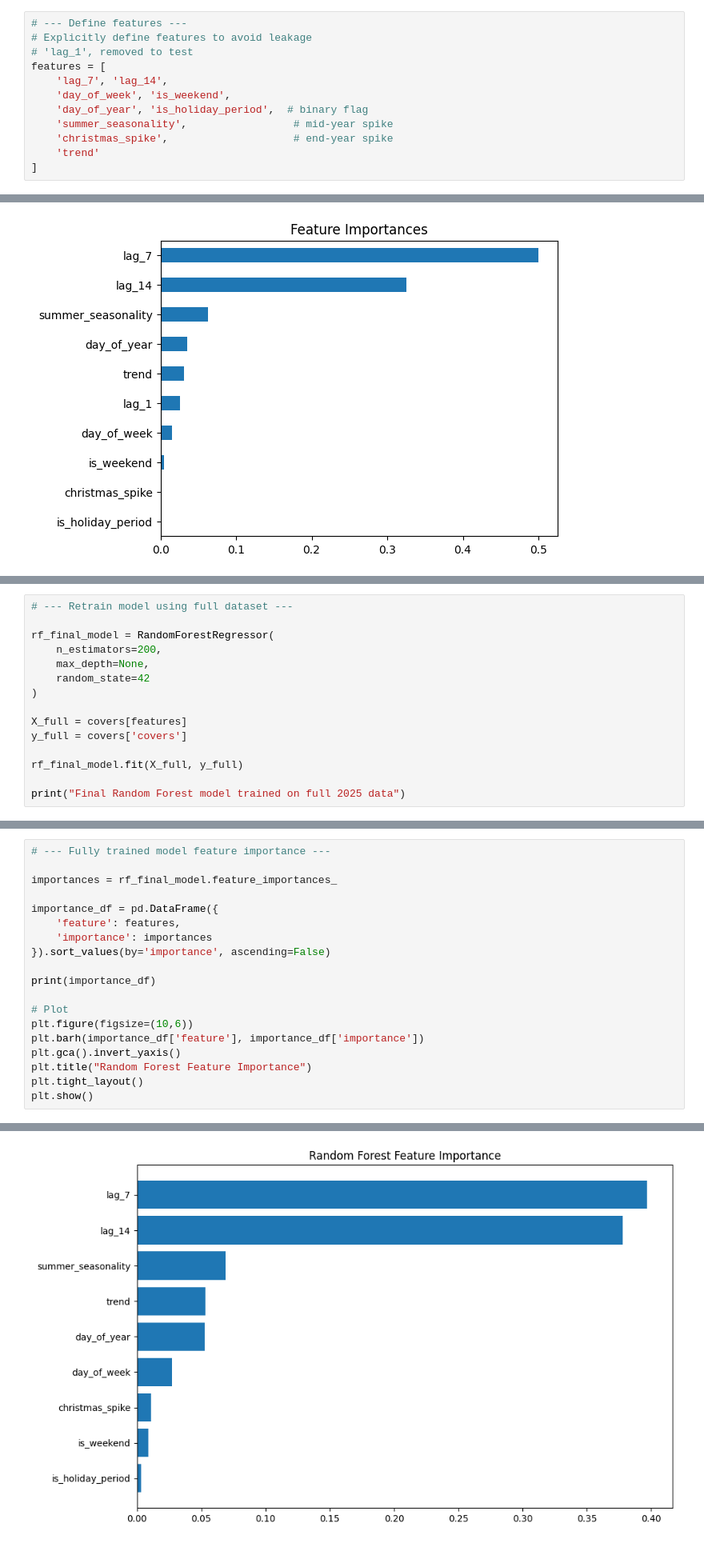
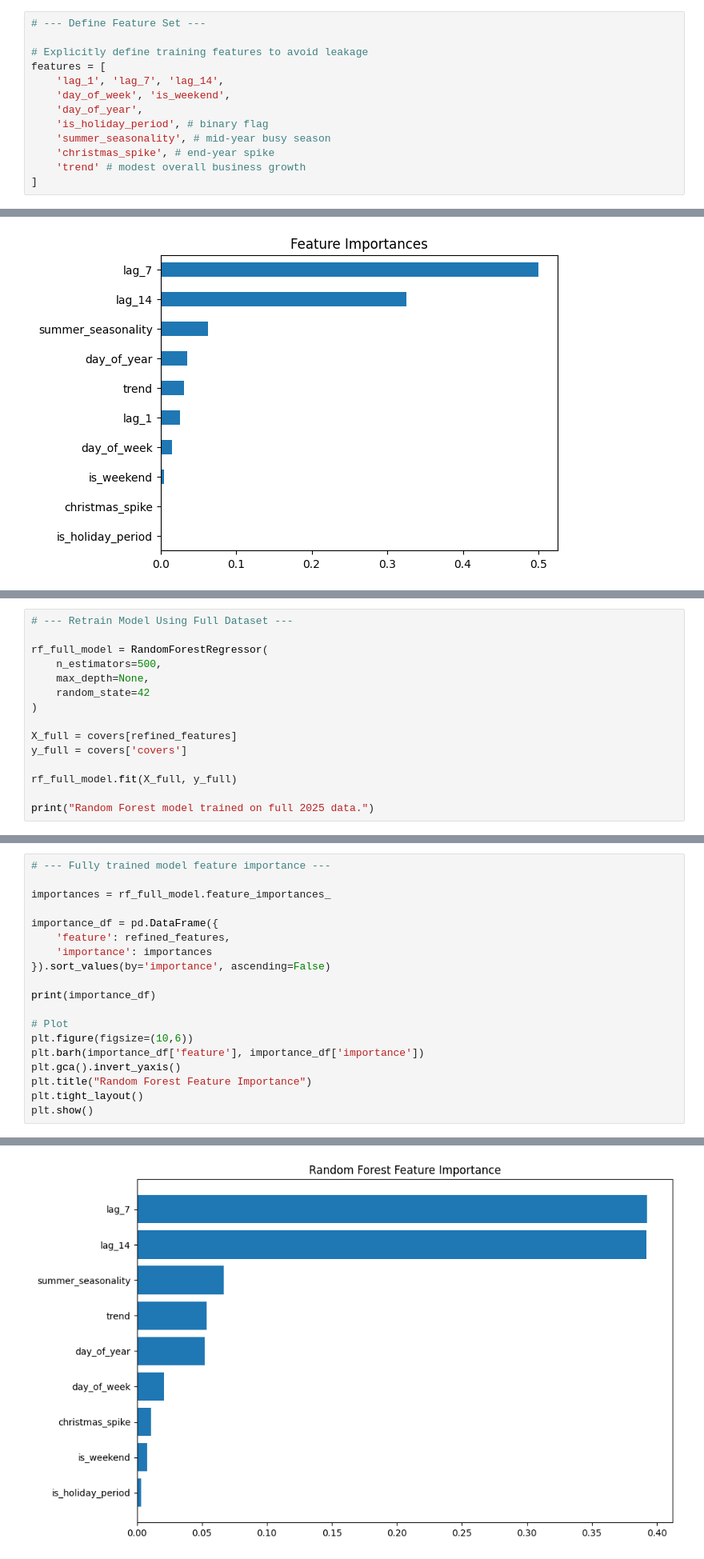
Before and after one commit to davidsaridakis/restaurant-inventory-project, a Jupyter notebook: notebooks/forecasting_model.ipynb, the cells around one changed output, grey strips where cells are left out. Shown at 80% size. Saved outputs shown, nothing was run; the diff lists cells and outputs as text.

```diff
--- a/notebooks/forecasting_model.ipynb
+++ b/notebooks/forecasting_model.ipynb
@@ -50,16 +54,17 @@ covers['lag_14'] = covers['covers'].shift(14)
 # Drop NaNs
 covers = covers.dropna().reset_index(drop=True)
 # %%
-# --- Define features ---
-# Explicitly define features to avoid leakage
-# 'lag_1', removed to test
+# --- Define Feature Set ---
+
+# Explicitly define training features to avoid leakage
 features = [
-    'lag_7', 'lag_14',
+    'lag_1', 'lag_7', 'lag_14',
     'day_of_week', 'is_weekend',
-    'day_of_year', 'is_holiday_period',  # binary flag
-    'summer_seasonality',                 # mid-year spike
-    'christmas_spike',                    # end-year spike
-    'trend'
+    'day_of_year',
+    'is_holiday_period', # binary flag
+    'summer_seasonality', # mid-year busy season
+    'christmas_spike', # end-year spike
+    'trend' # modest overall business growth
 ]
 # %%
 # --- Train / Test Split ---
@@ -198,16 +258,16 @@ for short-term operational planning.
 # %%
-# --- Retrain model using full dataset ---
+# --- Retrain Model Using Full Dataset ---
 
-rf_final_model = RandomForestRegressor(
-    n_estimators=200,
+rf_full_model = RandomForestRegressor(
+    n_estimators=500,
     max_depth=None,
     random_state=42
 )
 
-X_full = covers[features]
+X_full = covers[refined_features]
 y_full = covers['covers']
 
-rf_final_model.fit(X_full, y_full)
+rf_full_model.fit(X_full, y_full)
 
-print("Final Random Forest model trained on full 2025 data")
+print("Random Forest model trained on full 2025 data.")
 # %% [output]
@@ -323,10 +379,10 @@ plt.show()
 # %%
 # --- Fully trained model feature importance ---
 
-importances = rf_final_model.feature_importances_
+importances = rf_full_model.feature_importances_
 
 importance_df = pd.DataFrame({
-    'feature': features,
+    'feature': refined_features,
     'importance': importances
 }).sort_values(by='importance', ascending=False)
 
@@ -353 +409 @@ plt.show()
-[figure, old version]
+[figure, new version]
```
Also changed, not shown: parts of 20 cells of this notebook, 2 other files.
